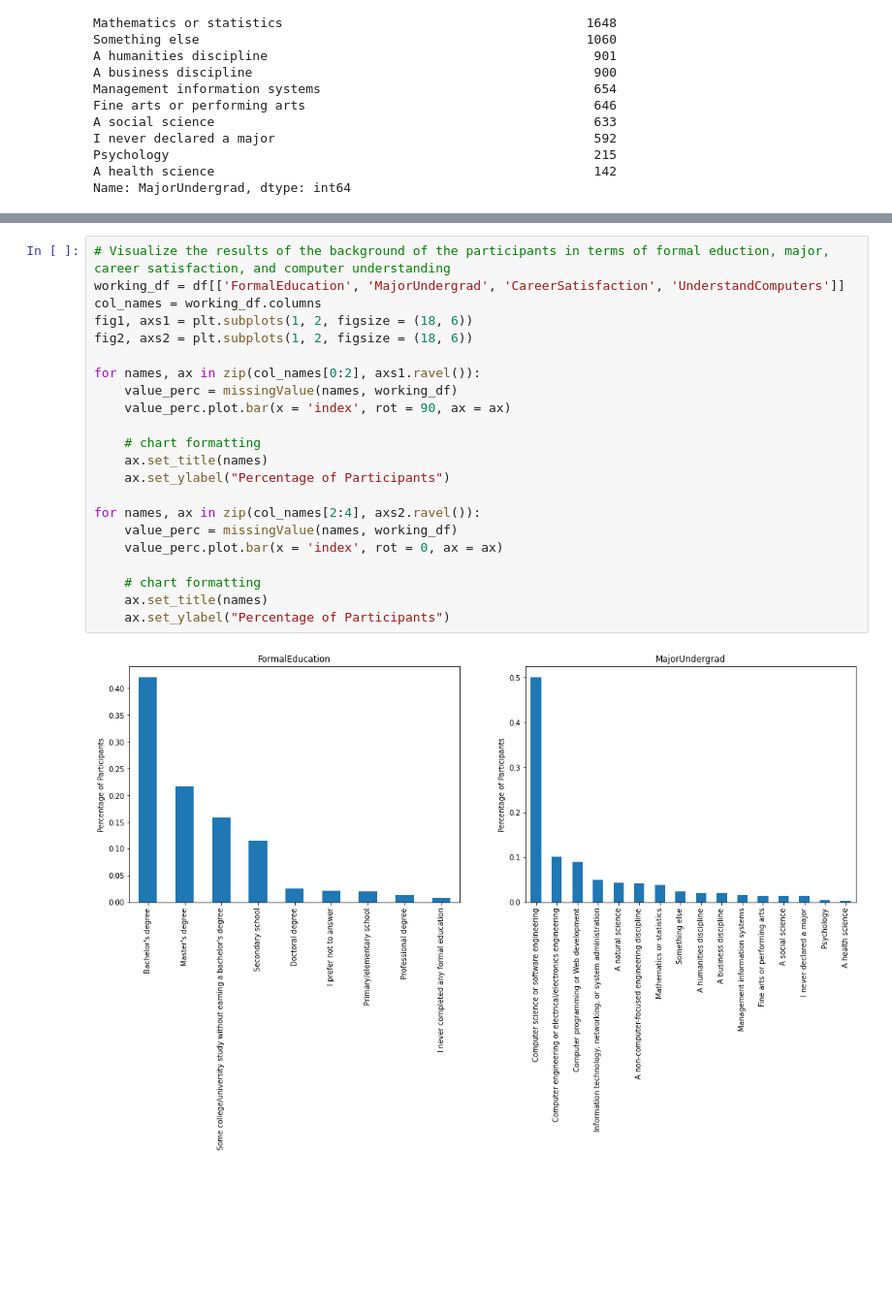
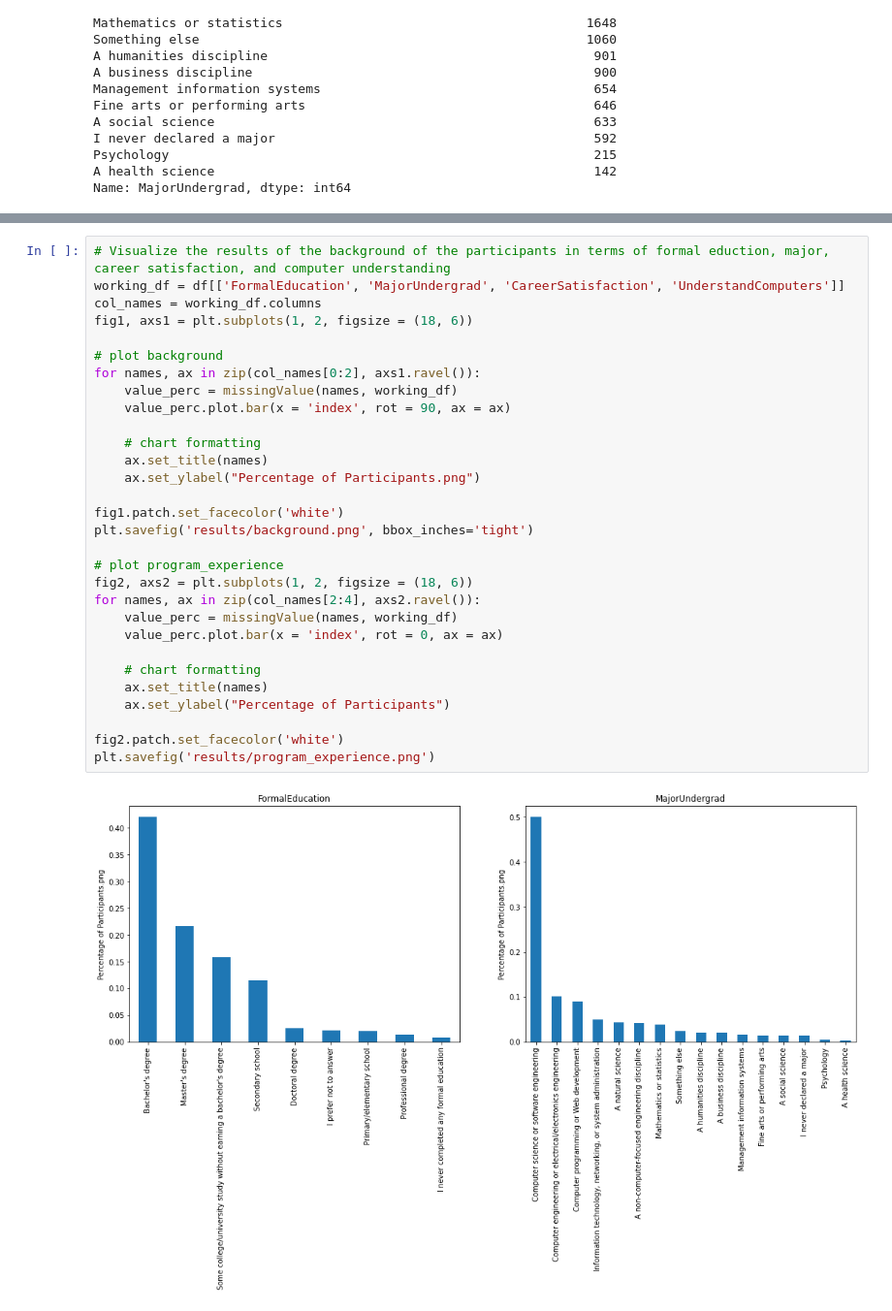
Before and after one commit to AlexWangVT/blog_post_project, a Jupyter notebook: background_study.ipynb, the cells around one changed output, grey strips where cells are left out. Shown: that part at 97% size. Saved outputs shown, nothing was run; the diff lists cells and outputs as text; blank space fills up the shorter version.

Commit message:
edit figure size

```diff
--- a/background_study.ipynb
+++ b/background_study.ipynb
@@ -35,25 +38,33 @@ def missingValue(col_names, df):
 # %%
 # Visualize the results of the background of the participants in terms of formal eduction, major, career satisfaction, and computer understanding
 working_df = df[['FormalEducation', 'MajorUndergrad', 'CareerSatisfaction', 'UnderstandComputers']]
 col_names = working_df.columns
 fig1, axs1 = plt.subplots(1, 2, figsize = (18, 6))
-fig2, axs2 = plt.subplots(1, 2, figsize = (18, 6))
 
+# plot background
 for names, ax in zip(col_names[0:2], axs1.ravel()):
     value_perc = missingValue(names, working_df)
     value_perc.plot.bar(x = 'index', rot = 90, ax = ax)
 
     # chart formatting
     ax.set_title(names)
-    ax.set_ylabel("Percentage of Participants")
+    ax.set_ylabel("Percentage of Participants.png")
 
+fig1.patch.set_facecolor('white')
+plt.savefig('results/background.png', bbox_inches='tight')
+
+# plot program_experience
+fig2, axs2 = plt.subplots(1, 2, figsize = (18, 6))
 for names, ax in zip(col_names[2:4], axs2.ravel()):
     value_perc = missingValue(names, working_df)
     value_perc.plot.bar(x = 'index', rot = 0, ax = ax)
 
     # chart formatting
     ax.set_title(names)
     ax.set_ylabel("Percentage of Participants")
+
+fig2.patch.set_facecolor('white')
+plt.savefig('results/program_experience.png')
 # %% [output]
-[figure, old version]
+[figure, new version]
 [figure]
```
Also changed, not shown: parts of 1 cell of this notebook, 3 other files.
